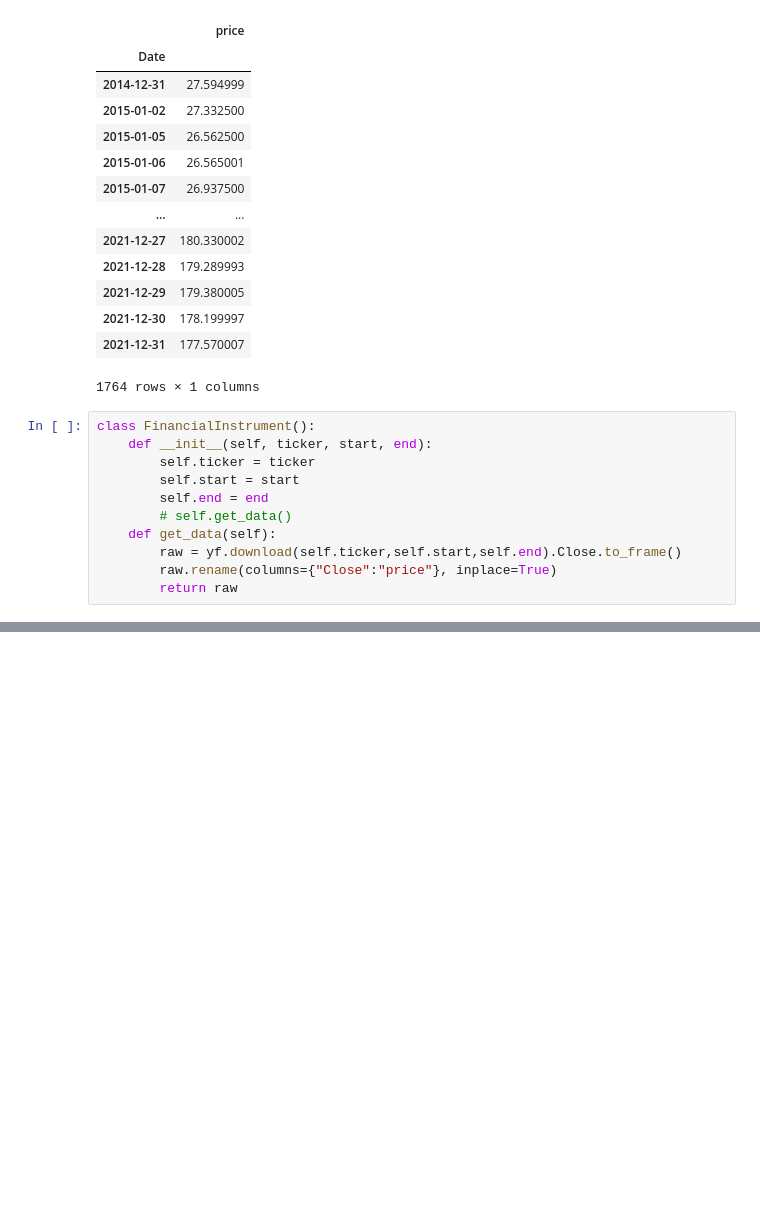
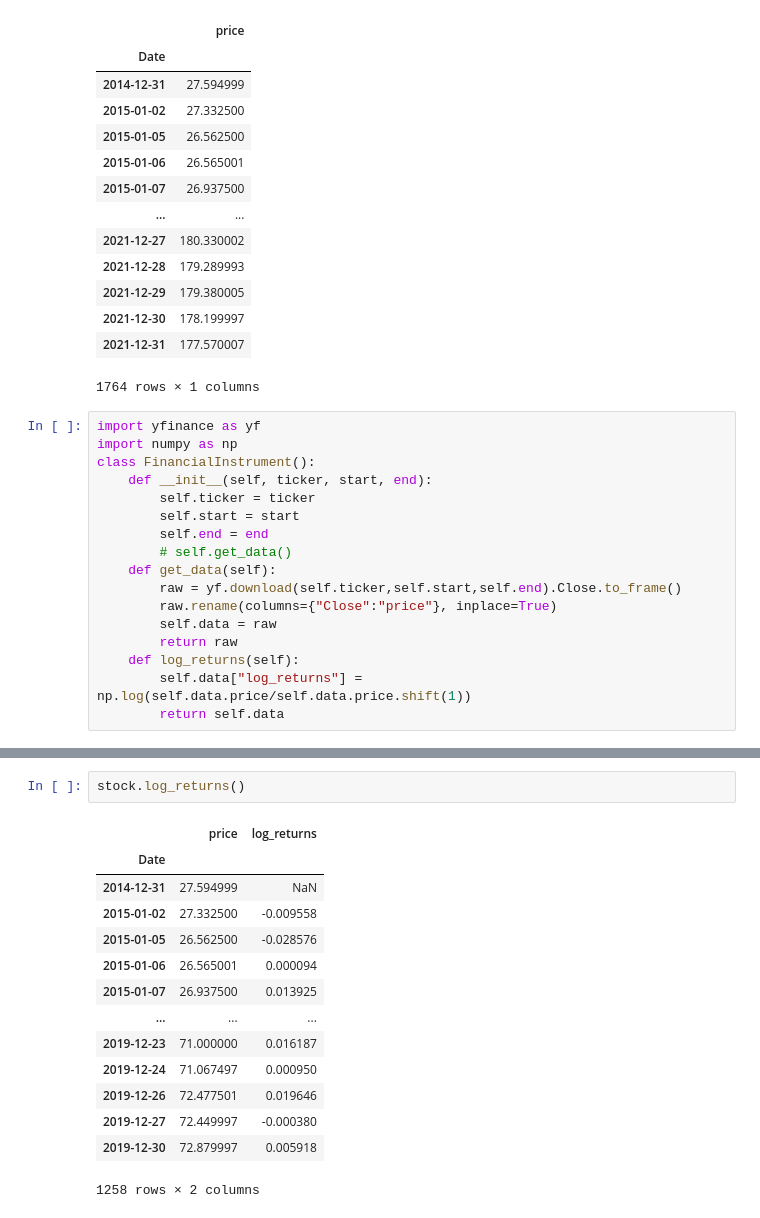
Before and after one commit to amarendra-singh/FinancePython, a Jupyter notebook: yFinance.ipynb, the cells around one changed output, grey strips where cells are left out. Drawn from its saved outputs; the diff is of its cells as text; blank space fills up the shorter version.

Commit message:
get yahoo finance data with class

```diff
--- a/yFinance.ipynb
+++ b/yFinance.ipynb
@@ -588,6 +588,8 @@ raw
 | 2021-12-31 | 177.570007 |
 1764 rows × 1 columns
 # %%
+import yfinance as yf
+import numpy as np
 class FinancialInstrument():
     def __init__(self, ticker, start, end):
         self.ticker = ticker
@@ -597,7 +599,11 @@ class FinancialInstrument():
     def get_data(self):
         raw = yf.download(self.ticker,self.start,self.end).Close.to_frame()
         raw.rename(columns={"Close":"price"}, inplace=True)
+        self.data = raw
         return raw
+    def log_returns(self):
+        self.data["log_returns"] = np.log(self.data.price/self.data.price.shift(1))
+        return self.data
 # %%
 stock = FinancialInstrument("AAPL","2015-01-01","2019-12-31")
 stock.ticker
@@ -605,0 +627,17 @@ AttributeError: 'FinancialInstrument' object has no attribute 'ticker'
+# %%
+stock.log_returns()
+# %% [output]
+|  | price | log_returns |
+| Date |  |  |
+| 2014-12-31 | 27.594999 | NaN |
+| 2015-01-02 | 27.332500 | -0.009558 |
+| 2015-01-05 | 26.562500 | -0.028576 |
+| 2015-01-06 | 26.565001 | 0.000094 |
+| 2015-01-07 | 26.937500 | 0.013925 |
+| ... | ... | ... |
+| 2019-12-23 | 71.000000 | 0.016187 |
+| 2019-12-24 | 71.067497 | 0.000950 |
+| 2019-12-26 | 72.477501 | 0.019646 |
+| 2019-12-27 | 72.449997 | -0.000380 |
+| 2019-12-30 | 72.879997 | 0.005918 |
+1258 rows × 2 columns
```
Also changed, not shown: parts of 1 cell of this notebook.
